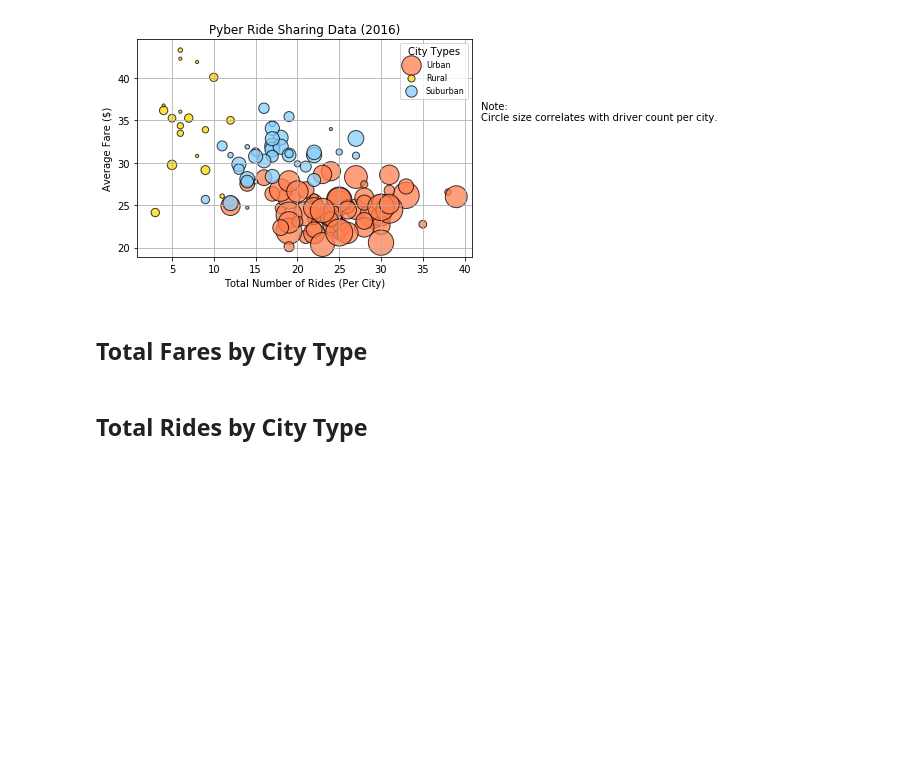
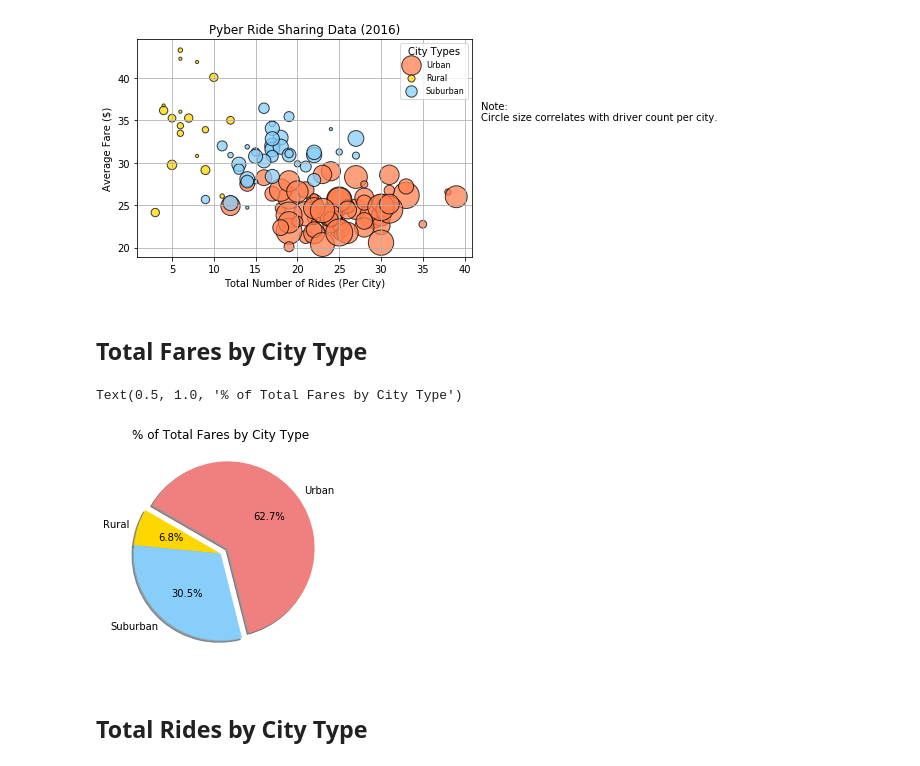
Before and after one commit to shettman/Matplotlib---Pyber-Homework, a Jupyter notebook: pyber_starter.ipynb, the cells around one changed output. Drawn from its saved outputs; the diff is of its cells as text; code cells hidden in the pictures; blank space fills up the shorter version.

```diff
--- a/pyber_starter.ipynb
+++ b/pyber_starter.ipynb
@@ -97,3 +90,21 @@ plt.grid()
+# %%
+# Calculate Type Percents
+type_groupped = pyber_df.groupby(['type'])
+fare_sum = type_groupped['fare'].sum()
+
+
+# Build Pie Chart
+labels = ["Rural","Suburban","Urban"]
+explode = (0, 0, 0.1)
+colors = ["gold", "lightskyblue", "lightcoral"]
+plt.pie(fare_sum, explode=explode, labels=labels, colors=colors, autopct="%1.1f%%", shadow=True, startangle=150)
+plt.title("% of Total Fares by City Type")
+
+
+# Save Figure
+# %% [output]
+Text(0.5, 1.0, '% of Total Fares by City Type')
+[figure, added]
 # %%
 # Show Figure
 plt.show()
```
Also changed, not shown: parts of 1 cell of this notebook.
